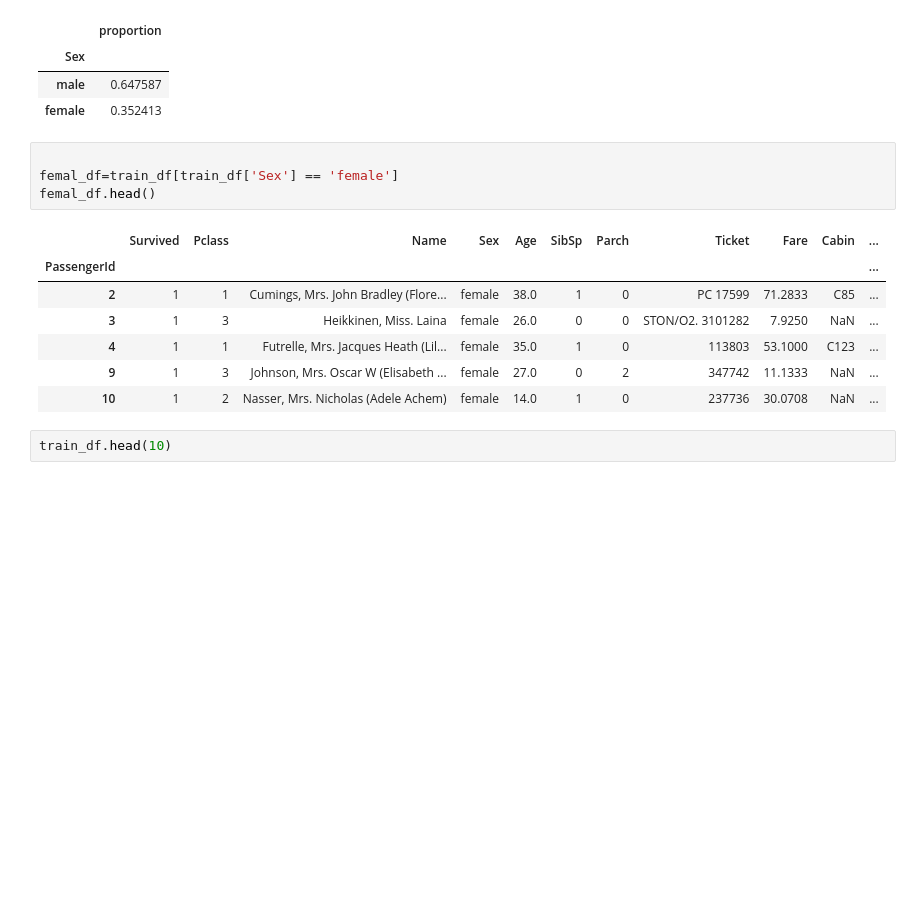
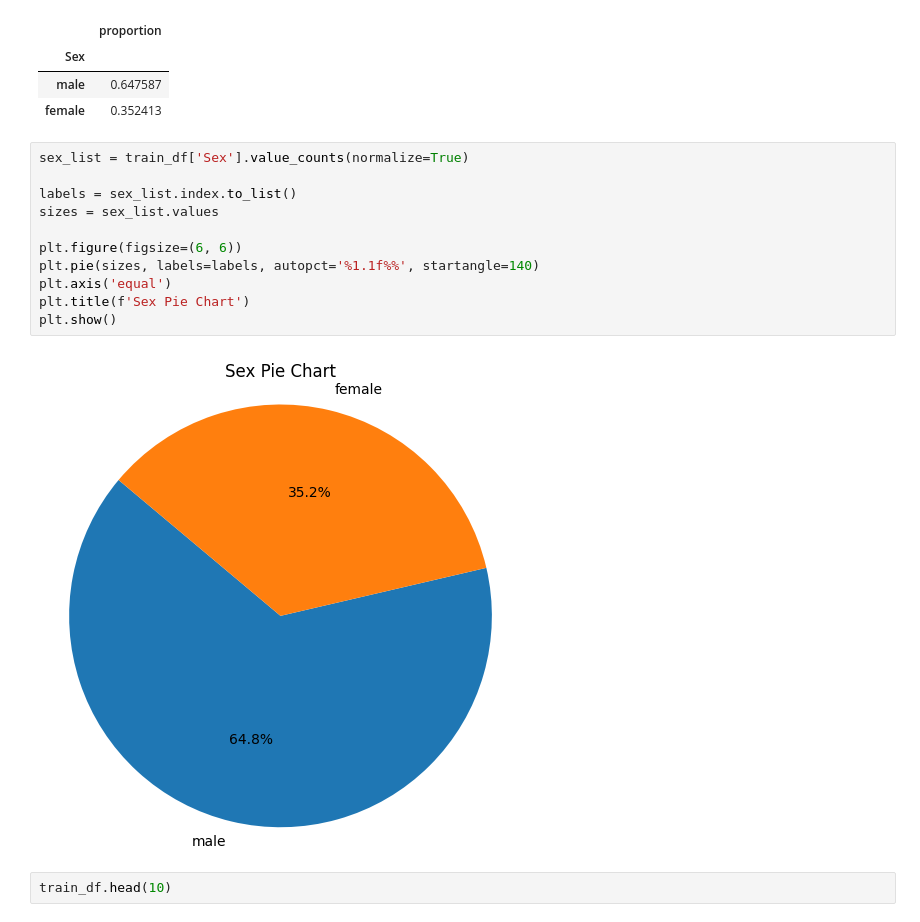
Before and after one commit to Danhuynh224/DoAnPy, a Jupyter notebook: DoAn.ipynb, the cells around one changed output. Saved outputs shown, nothing was run; the diff lists cells and outputs as text; blank space fills up the shorter version.

```diff
--- a/DoAn.ipynb
+++ b/DoAn.ipynb
@@ -234,18 +240,19 @@ train_df['Sex'].value_counts(normalize=True).to_frame()
 | Sex |  |
 | male | 0.647587 |
 | female | 0.352413 |
-# %%
-
-femal_df=train_df[train_df['Sex'] == 'female']
-femal_df.head()
-# %% [output]
-|  | Survived | Pclass | Name | Sex | Age | SibSp | Parch | Ticket | Fare | Cabin | ... |
-| PassengerId |  |  |  |  |  |  |  |  |  |  | ... |
-| 2 | 1 | 1 | Cumings, Mrs. John Bradley (Flore... | female | 38.0 | 1 | 0 | PC 17599 | 71.2833 | C85 | ... |
-| 3 | 1 | 3 | Heikkinen, Miss. Laina | female | 26.0 | 0 | 0 | STON/O2. 3101282 | 7.9250 | NaN | ... |
-| 4 | 1 | 1 | Futrelle, Mrs. Jacques Heath (Lil... | female | 35.0 | 1 | 0 | 113803 | 53.1000 | C123 | ... |
-| 9 | 1 | 3 | Johnson, Mrs. Oscar W (Elisabeth ... | female | 27.0 | 0 | 2 | 347742 | 11.1333 | NaN | ... |
-| 10 | 1 | 2 | Nasser, Mrs. Nicholas (Adele Achem) | female | 14.0 | 1 | 0 | 237736 | 30.0708 | NaN | ... |
+# %%
+sex_list = train_df['Sex'].value_counts(normalize=True)
+
+labels = sex_list.index.to_list()
+sizes = sex_list.values
+
+plt.figure(figsize=(6, 6))
+plt.pie(sizes, labels=labels, autopct='%1.1f%%', startangle=140)
+plt.axis('equal')
+plt.title(f'Sex Pie Chart')
+plt.show()
+# %% [output]
+[figure, added]
 # %%
 train_df.head(10)
 # %% [output]
```
Also changed, not shown: parts of 28 cells of this notebook, 2 other files.
